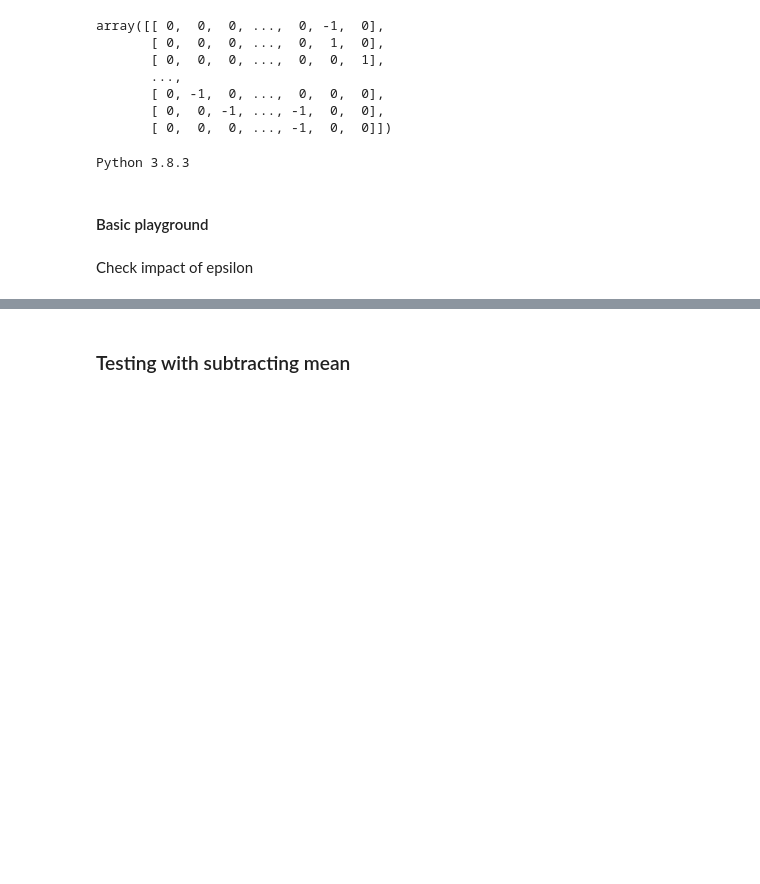
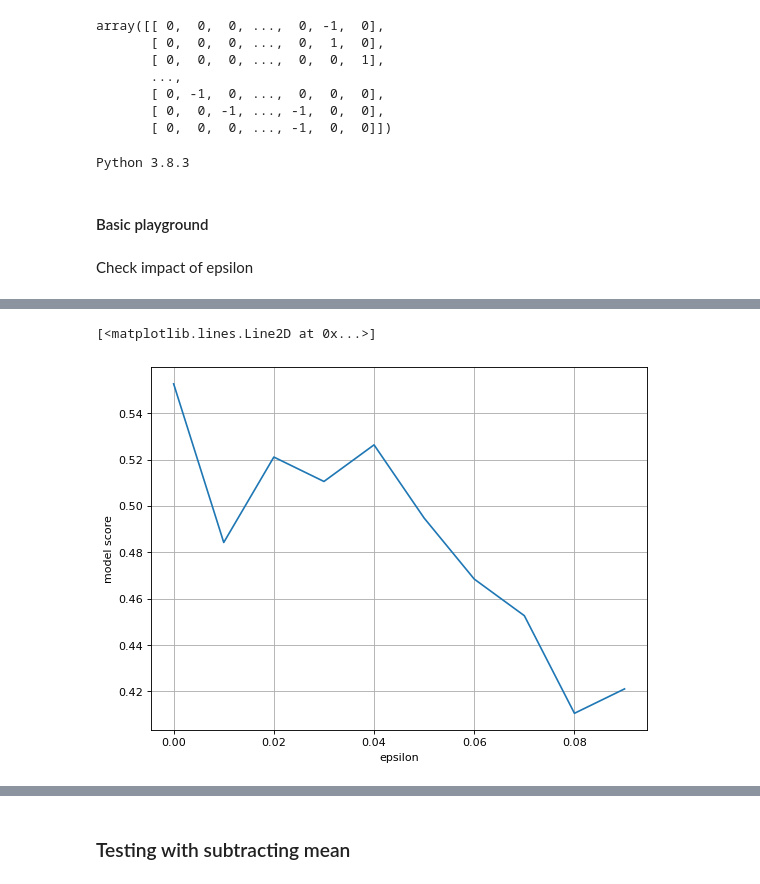
Before and after one commit to kpuchalskixiv/Impact-of-market-microstructure-on-stock-price, a Jupyter notebook: Thesis.ipynb, the cells around one changed output, grey strips where cells are left out. Drawn from its saved outputs; the diff is of its cells as text; code cells hidden in the pictures; blank space fills up the shorter version.

```diff
--- a/Thesis.ipynb
+++ b/Thesis.ipynb
@@ -1428,0 +1556,9 @@ decision tree score train:  0.6197368421052631
+# %%
+#BEFORE SCALING
+figure(figsize=(8, 6), dpi=80)
+plt.axes(xlabel='epsilon', ylabel='model score')
+plt.grid()
+plt.plot(epsilons, scores)
+# %% [output]
+[<matplotlib.lines.Line2D at 0x...>]
+[figure, added]
```
Also changed, not shown: parts of 10 cells of this notebook.
